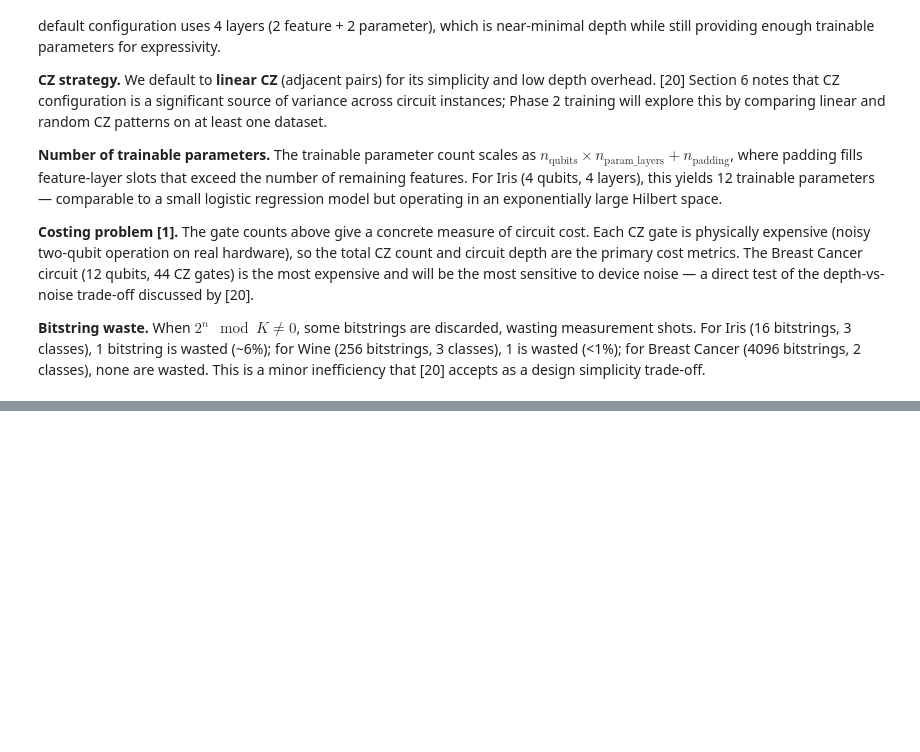
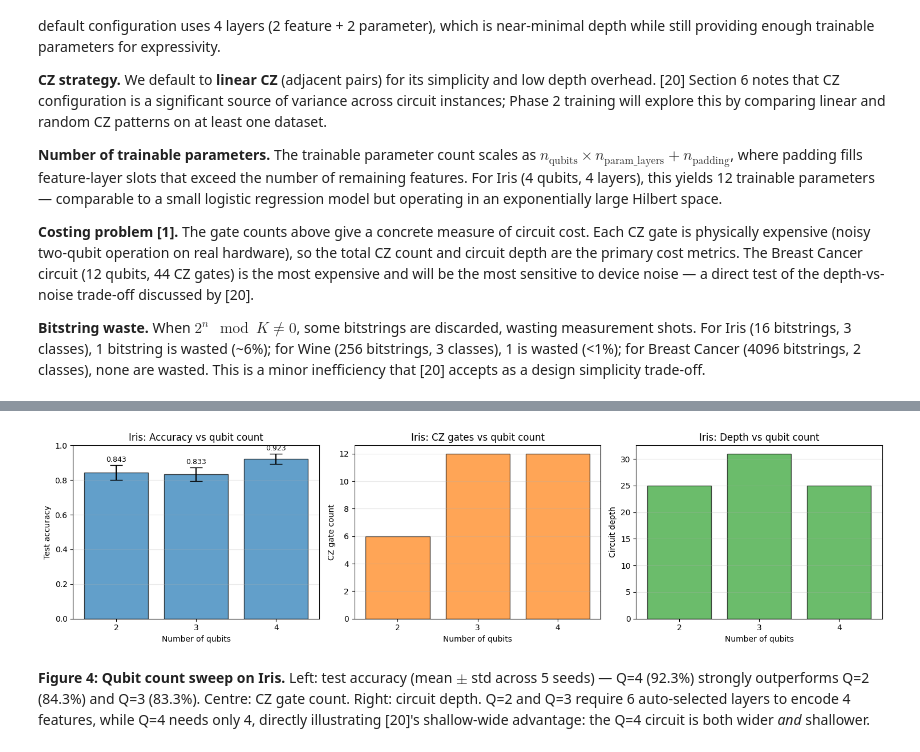
Before and after one commit to gelbh/comp47950-qml-project, a Jupyter notebook: notebooks/qml_project.ipynb, the cells around one changed output, grey strips where cells are left out. Drawn from its saved outputs; the diff is of its cells as text; code cells hidden in the pictures; blank space fills up the shorter version.

```diff
--- a/notebooks/qml_project.ipynb
+++ b/notebooks/qml_project.ipynb
@@ -387,0 +415,15 @@ pd.DataFrame(rows).set_index("Dataset")
+# %%
+from qml_project.training import (
+    train_classifier,
+    evaluate_classifier,
+    run_multi_seed_experiment,
+    create_depolarizing_noise_model,
+    create_noisy_sampler,
+)
+from qml_project.circuit import build_circuit
+
+# Experiment configuration
+N_SEEDS = 5
+MAX_ITER = 100
+SEEDS = list(range(N_SEEDS))
+LOG_INTERVAL = 25  # Print progress every 25 evaluations
@@ -387,0 +829,39 @@ pd.DataFrame(rows).set_index("Dataset")
+# %%
+fig, axes = plt.subplots(1, 3, figsize=(15, 4))
+
+qubit_vals = [r.config.n_qubits for r in results_qubit_sweep]
+acc_means = [r.summary.test_accuracy_mean for r in results_qubit_sweep]
+acc_stds = [r.summary.test_accuracy_std for r in results_qubit_sweep]
+cz_counts = [r.n_cz_gates for r in results_qubit_sweep]
+depths = [r.circuit_depth for r in results_qubit_sweep]
+
+axes[0].bar([str(q) for q in qubit_vals], acc_means, yerr=acc_stds,
+            capsize=8, color="tab:blue", alpha=0.7, edgecolor="black")
+axes[0].set_xlabel("Number of qubits")
+axes[0].set_ylabel("Test accuracy")
+axes[0].set_title("Iris: Accuracy vs qubit count")
+axes[0].set_ylim(0, 1)
+axes[0].grid(True, alpha=0.3, axis="y")
+for i, (q, m, s) in enumerate(zip(qubit_vals, acc_means, acc_stds)):
+    axes[0].text(i, m + s + 0.02, f"{m:.3f}", ha="center", fontsize=9)
+
+axes[1].bar([str(q) for q in qubit_vals], cz_counts,
+            color="tab:orange", alpha=0.7, edgecolor="black")
+axes[1].set_xlabel("Number of qubits")
+axes[1].set_ylabel("CZ gate count")
+axes[1].set_title("Iris: CZ gates vs qubit count")
+axes[1].grid(True, alpha=0.3, axis="y")
+
+axes[2].bar([str(q) for q in qubit_vals], depths,
+            color="tab:green", alpha=0.7, edgecolor="black")
+axes[2].set_xlabel("Number of qubits")
+axes[2].set_ylabel("Circuit depth")
+axes[2].set_title("Iris: Depth vs qubit count")
+axes[2].grid(True, alpha=0.3, axis="y")
+
+plt.tight_layout()
+plt.show()
+# %% [output]
+[figure, added]
+# %% [markdown]
+**Figure 4: Qubit count sweep on Iris.** Left: test accuracy (mean $\pm$ std across 5 seeds) — Q=4 (92.3%) strongly outperforms Q=2 (84.3%) and Q=3 (83.3%). Centre: CZ gate count. Right: circuit depth. Q=2 and Q=3 require 6 auto-selected layers to encode 4 features, while Q=4 needs only 4, directly illustrating [20]'s shallow-wide advantage: the Q=4 circuit is both wider *and* shallower.
```
Also changed, not shown: parts of 57 cells of this notebook.
